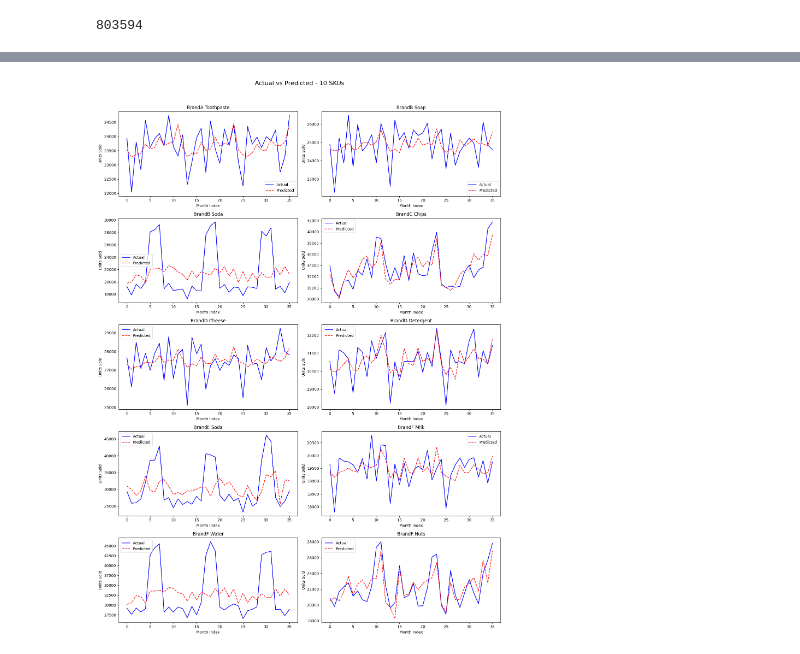
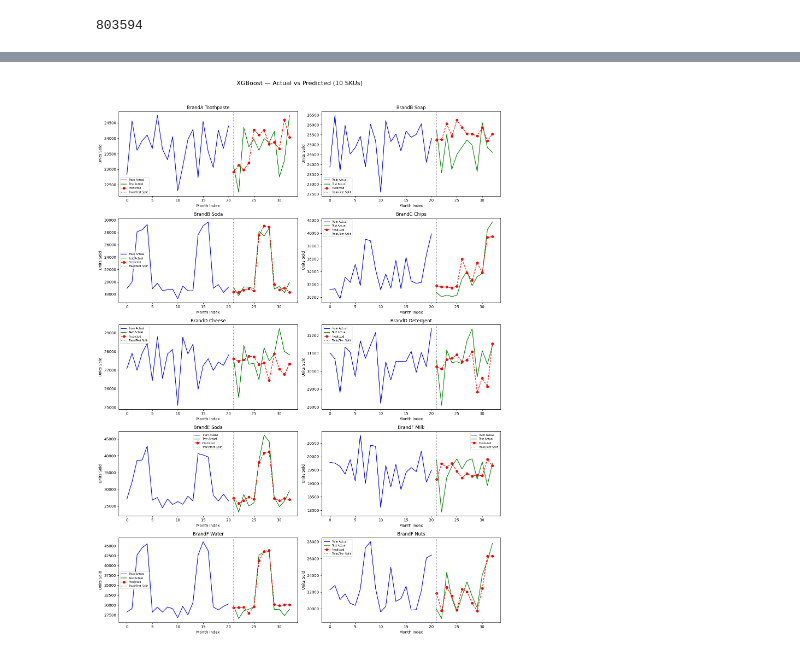
Before and after one commit to Iannoh-png/Everything-Data-Official-Project, a Jupyter notebook: Everything_Data_Official_Project.ipynb, the cells around one changed output, grey strips where cells are left out. Cells and saved outputs as stored; diff of their text form; code cells hidden in the pictures.

```diff
--- a/Everything_Data_Official_Project.ipynb
+++ b/Everything_Data_Official_Project.ipynb
@@ -2,5 +2,15 @@
 <a href="https://colab.research.google.com/github/Iannoh-png/Everything-Data-Official-Project/blob/main/Everything_Data_Official_Project.ipynb" target="_parent"><img src="https://colab.research.google.com/assets/colab-badge.svg" alt="Open In Colab"/></a>
 # %%
 import pandas as pd
-# %%
-df = pd.read_csv('fmcg_sales_3years_1M_rows.csv')
+# %%
+import os
+import pandas as pd
+
+file_path = "/content/drive/MyDrive/fmcg_sales_3years_1M_rows.csv"
+
+if os.path.exists(file_path):
+    print(f"File '{file_path}' exists. Attempting to read...")
+    df = pd.read_csv(file_path)
+    print("DataFrame loaded successfully.")
+else:
+    print(f"Error: File '{file_path}' does not exist. Please check the path and ensure Google Drive is mounted correctly.")
@@ -723,38 +701,56 @@ print(results4_df.sort_values('r2_score', ascending=False))
 # %%
-# Visualizing The plot of the Actual vs Predicted Data
 import matplotlib.pyplot as plt
 
 fig, axes = plt.subplots(5, 2, figsize=(15, 20))
 axes = axes.flatten()
 
 for i, sku in enumerate(selected_skus):
-  sku_data = sku_forecast_df3[sku_forecast_df3['sku_name'] == sku].copy()
+    sku_data = sku_enhanced[sku_enhanced['sku_name'] == sku].copy()
 
-  X = sku_data[['year', 'month', 'avg_discount',
-                'avg_promo', 'avg_holiday',
-                'avg_temp', 'avg_rain']]
-  y = sku_data['units_sold']
+    train = sku_data[sku_data['year'] < 2023]
+    test = sku_data[sku_data['year'] == 2023]
 
+    X_train = train[features]
+    y_train = train['units_sold']
+    X_test = test[features]
+    y_test = test['units_sold']
 
-  model = LinearRegression()
-  model.fit(X, y)
+    model = XGBRegressor(
+        n_estimators=100,
+        max_depth=3,
+        learning_rate=0.1,
+        random_state=42,
+        verbosity=0
+    )
+    model.fit(X_train, y_train)
 
-  sku_data['predicted'] =model.predict(X)
-  sku_data['time_index'] = range(len(sku_data))
+    test = test.copy()
+    test['predicted'] = model.predict(X_test)
 
-  axes[i].plot(sku_data['time_index'], y,
-               label='Actual', color='blue')
-  axes[i].plot(sku_data['time_index'], sku_data['predicted'],
-               label='Predicted', color='red', linestyle = '--')
-  axes[i].set_title(f'{sku}')
-  axes[i].legend()
-  axes[i].set_xlabel('Month Index')
-  axes[i].set_ylabel('Units Sold')
+    # Plot train actual
+    axes[i].plot(range(len(train)), y_train,
+                 label='Train Actual', color='blue')
 
-plt.suptitle('Actual vs Predicted - 10 SKUs',
+    # Plot test actual
+    axes[i].plot(range(len(train), len(train) + len(test)),
+                 y_test, label='Test Actual', color='green')
+
+    # Plot test predicted
+    axes[i].plot(range(len(train), len(train) + len(test)),
+                 test['predicted'], label='Predicted',
+                 color='red', linestyle='--', marker='o')
+
+    axes[i].axvline(x=len(train), color='gray',
+                    linestyle=':', label='Train/Test Split')
+    axes[i].set_title(f'{sku}')
+    axes[i].legend(fontsize=7)
+    axes[i].set_xlabel('Month Index')
+    axes[i].set_ylabel('Units Sold')
+
+plt.suptitle('XGBoost — Actual vs Predicted (10 SKUs)',
              fontsize=16, y=1.02)
 plt.tight_layout()
 plt.show()
 # %% [output]
-[figure, old version]
+[figure, new version]
 # %%
```
Also changed, not shown: parts of 14 cells of this notebook.
